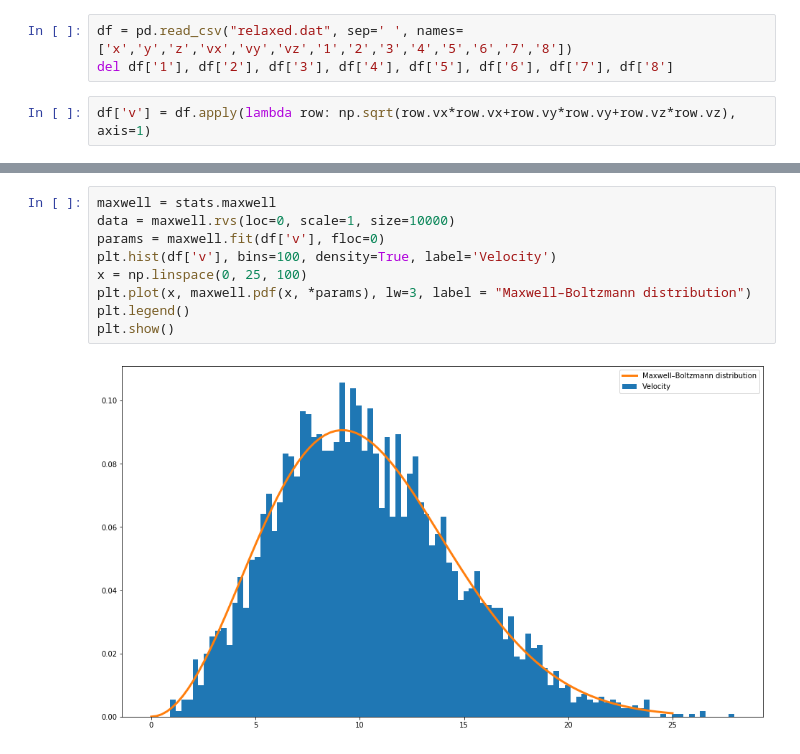
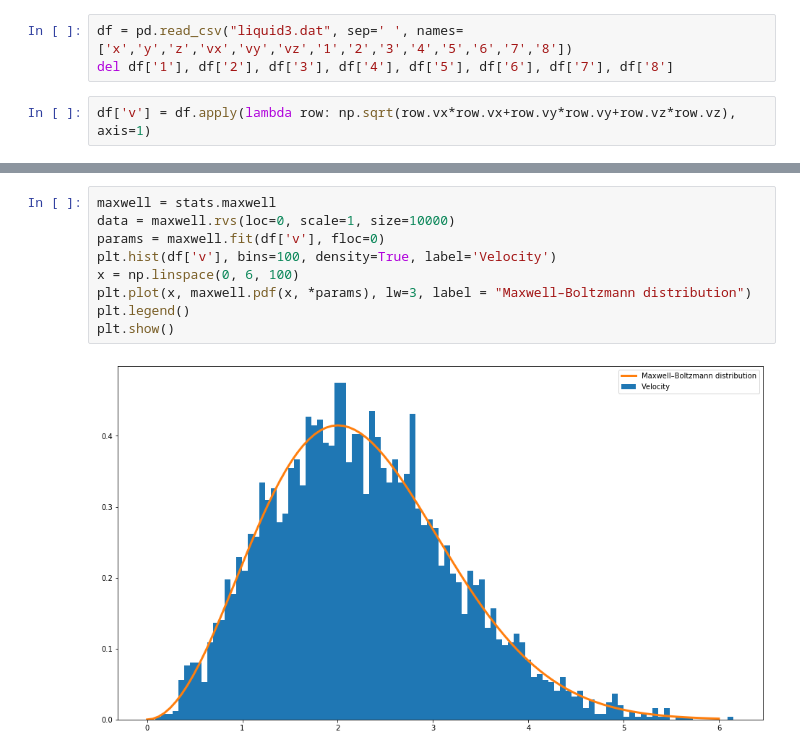
Before and after one commit to Xissand/nbody, a Jupyter notebook: research/base/analysis.ipynb, the cells around one changed output, grey strips where cells are left out. Cells and saved outputs as stored; diff of their text form.

```diff
--- a/research/base/analysis.ipynb
+++ b/research/base/analysis.ipynb
@@ -31,7 +33,7 @@ plt.show()
 # %% [output]
 [figure]
 # %%
-df = pd.read_csv("relaxed.dat", sep=' ', names= ['x','y','z','vx','vy','vz','1','2','3','4','5','6','7','8'])
+df = pd.read_csv("liquid3.dat", sep=' ', names= ['x','y','z','vx','vy','vz','1','2','3','4','5','6','7','8'])
 del df['1'], df['2'], df['3'], df['4'], df['5'], df['6'], df['7'], df['8']
 # %%
 df['v'] = df.apply(lambda row: np.sqrt(row.vx*row.vx+row.vy*row.vy+row.vz*row.vz), axis=1)
@@ -51,11 +53,11 @@ Text(0.5, 1.0, 'v')
 # %%
 maxwell = stats.maxwell
 data = maxwell.rvs(loc=0, scale=1, size=10000)
 params = maxwell.fit(df['v'], floc=0)
 plt.hist(df['v'], bins=100, density=True, label='Velocity')
-x = np.linspace(0, 25, 100)
+x = np.linspace(0, 6, 100)
 plt.plot(x, maxwell.pdf(x, *params), lw=3, label = "Maxwell–Boltzmann distribution")
 plt.legend()
 plt.show()
 # %% [output]
-[figure, old version]
+[figure, new version]
```
Also changed, not shown: parts of 5 cells of this notebook, 6 other files.
